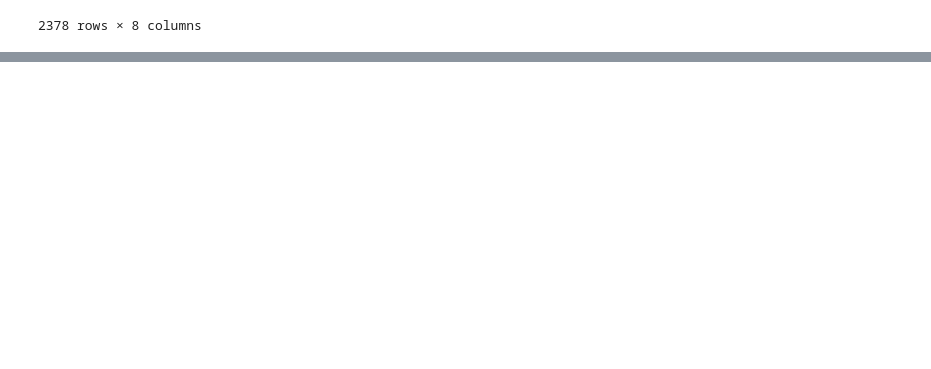
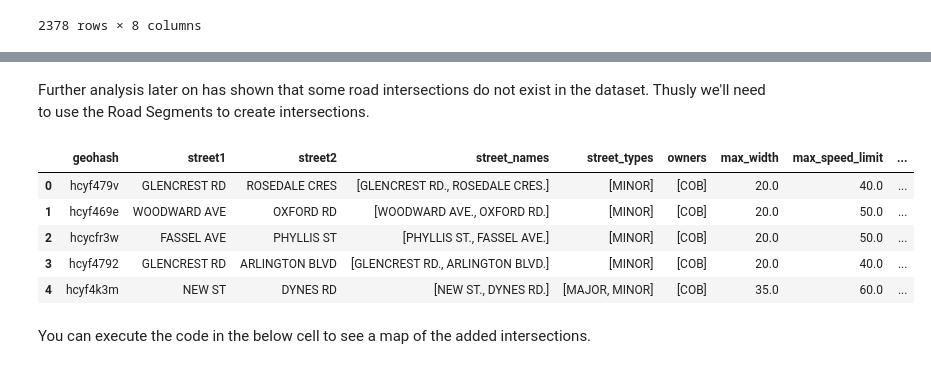
Before and after one commit to FutureProg/Burlington-Crash-Probability-2023, a Jupyter notebook: 1_data_preparation.ipynb, the cells around one changed output, grey strips where cells are left out. Drawn from its saved outputs; the diff is of its cells as text; code cells hidden in the pictures; blank space fills up the shorter version.

```diff
--- a/1_data_preparation.ipynb
+++ b/1_data_preparation.ipynb
@@ -149,0 +163,32 @@ intersections_info_df.head()
+# %% [markdown]
+Further analysis later on has shown that some road intersections do not exist in the dataset. Thusly we'll need to use the Road Segments to create intersections.
+# %%
+def is_already_intersection(row):
+    return row['geohash'] not in intersections_info_df.geohash.values
+valid_owners = ['TOO', 'TOM', 'COH', 'ROH', 'COB', 'PRI', 'MTO']
+tdf = segment_info_df[segment_info_df.apply(is_already_intersection, axis=1)]
+tdf = tdf[tdf['street_names'].apply(lambda x: len(x) >= 2)]
+tdf['position'] = tdf['geohash'].apply(pygeohash.decode_exactly).apply(lambda x: (x[1], x[0]))
+tdf['street1'] = tdf['street_names'].apply(lambda x: x[0])
+tdf['street2'] = tdf['street_names'].apply(lambda x: x[1])
+tdf = tdf[tdf['owners'].apply(lambda x: sum([1 if y in valid_owners else 0 for y in x]) == len(x))]
+tdf = tdf.dropna(subset=['max_speed_limit'])
+excluded_geohashes = [
+    'hcyccuwv', # The Bridge Over Fairview from the mall
+    'hcycfj51' # Glendor Ave and Plains Road don't meet, but the points are just really close
+    'hcyf1fhe', # Old Lakeshore ends at Pearl, and Lakeshore at Pearl is already accounted for
+    'hcycc9hs', # Lindley Common is way too close to the existing Plains Road intersection
+]
+tdf = tdf[tdf['geohash'].apply(lambda x: x not in excluded_geohashes)]
+intersections_info_df = pd.concat([intersections_info_df, tdf.drop(columns=['position', 'street_names'])], ignore_index=True)
+del is_already_intersection
+intersections_info_df.head()
+# %% [output]
+|  | geohash | street1 | street2 | street_names | street_types | owners | max_width | max_speed_limit | ... |
+| 0 | hcyf479v | GLENCREST RD | ROSEDALE CRES | [GLENCREST RD., ROSEDALE CRES.] | [MINOR] | [COB] | 20.0 | 40.0 | ... |
+| 1 | hcyf469e | WOODWARD AVE | OXFORD RD | [WOODWARD AVE., OXFORD RD.] | [MINOR] | [COB] | 20.0 | 50.0 | ... |
+| 2 | hcycfr3w | FASSEL AVE | PHYLLIS ST | [PHYLLIS ST., FASSEL AVE.] | [MINOR] | [COB] | 20.0 | 50.0 | ... |
+| 3 | hcyf4792 | GLENCREST RD | ARLINGTON BLVD | [GLENCREST RD., ARLINGTON BLVD.] | [MINOR] | [COB] | 20.0 | 40.0 | ... |
+| 4 | hcyf4k3m | NEW ST | DYNES RD | [NEW ST., DYNES RD.] | [MAJOR, MINOR] | [COB] | 35.0 | 60.0 | ... |
+# %% [markdown]
+You can execute the code in the below cell to see a map of the added intersections.
```
Also changed, not shown: parts of 13 cells of this notebook, 2 other files.
